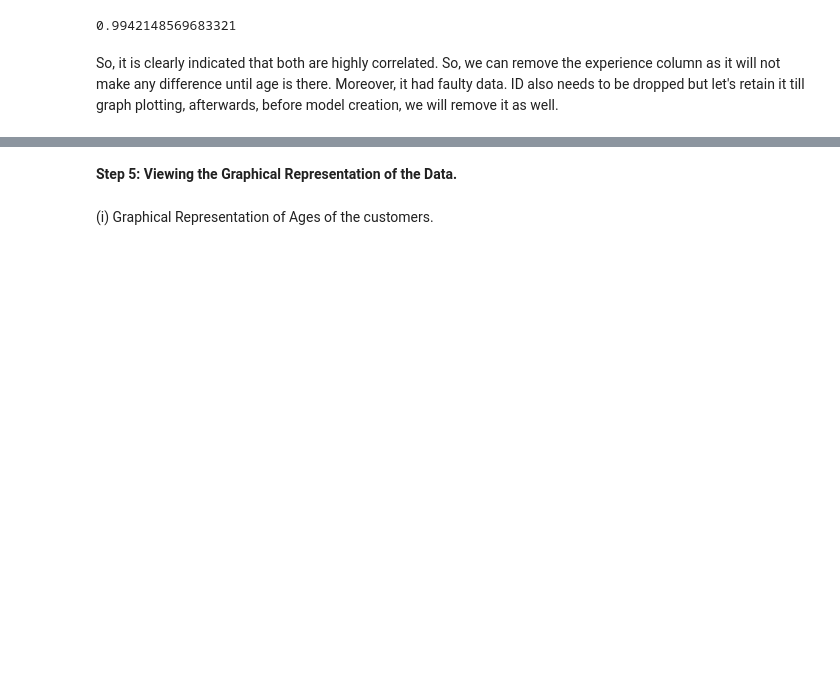
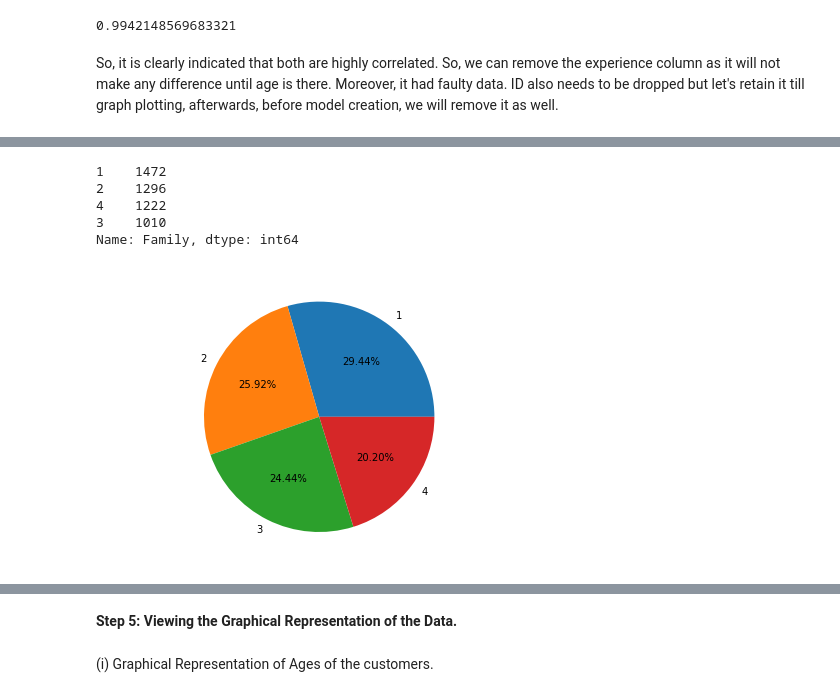
Before and after one commit to Saurabh-Datta/Internship_Project, a Jupyter notebook: Internship_Project.ipynb, the cells around one changed output, grey strips where cells are left out. Saved outputs shown, nothing was run; the diff lists cells and outputs as text; code cells hidden in the pictures; blank space fills up the shorter version.

```diff
--- a/Internship_Project.ipynb
+++ b/Internship_Project.ipynb
@@ -128,0 +178,18 @@ dataset.drop(['Experience'], axis = 1)
+# %%
+dataset['Family'].value_counts()
+# %% [output]
+1    1472
+2    1296
+4    1222
+3    1010
+Name: Family, dtype: int64
+# %%
+#Pie chart Representation of Family unique values and counts
+fig = plt.figure()
+ax = fig.add_axes([0,0,1,1])
+ax.axis('equal')
+label = ['1','2','3','4']
+ax.pie(dataset['Family'].value_counts(),labels=label,autopct='%1.2f%%')
+plt.show()
+# %% [output]
+[figure, added]
```
Also changed, not shown: parts of 138 cells of this notebook.
